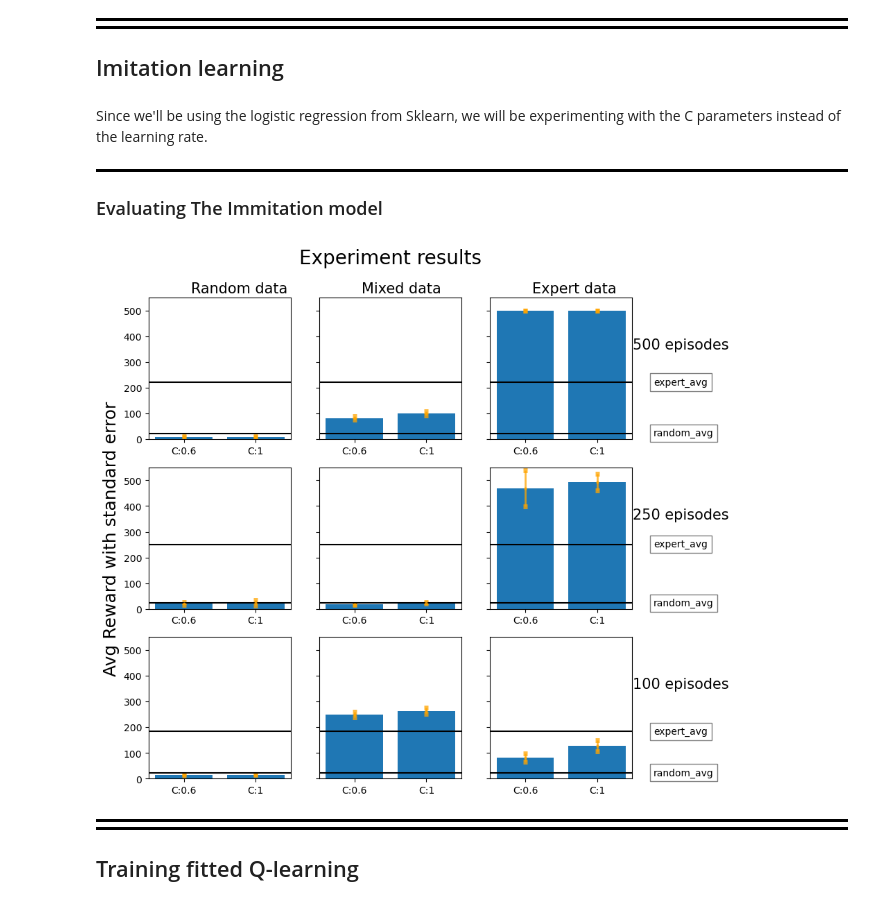
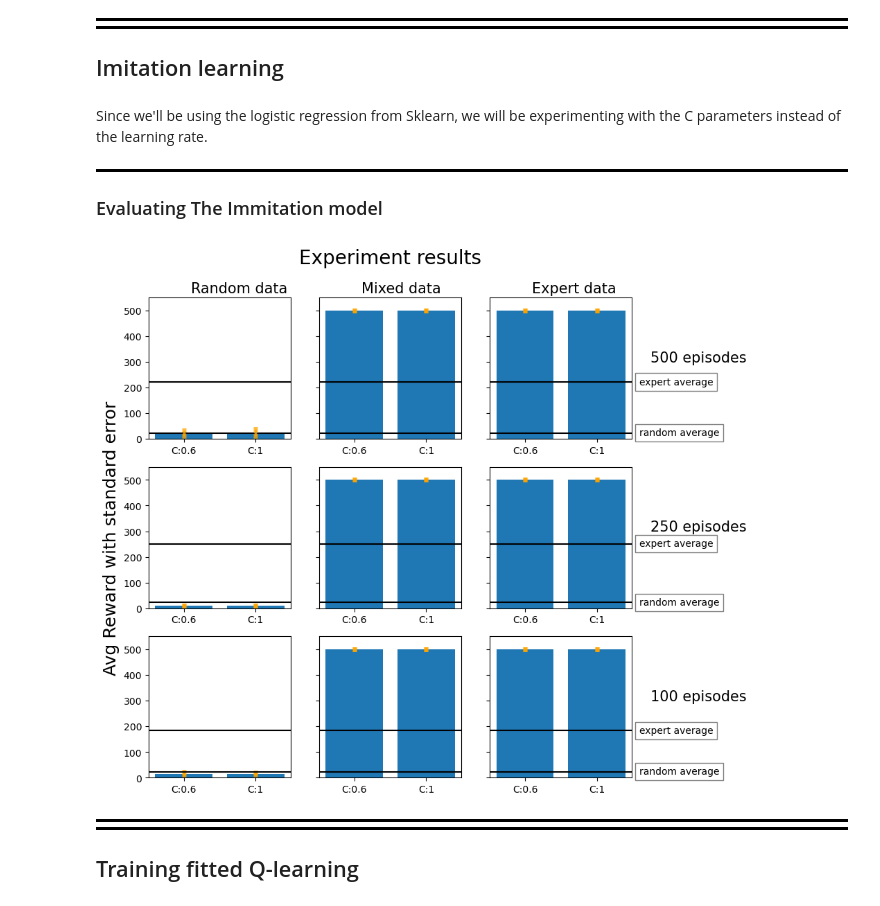
Before and after one commit to rafalm0/Offline-RL, a Jupyter notebook: OfflineRL.ipynb, the cells around one changed output. Cells and saved outputs as stored; diff of their text form; code cells hidden in the pictures.

```diff
--- a/OfflineRL.ipynb
+++ b/OfflineRL.ipynb
@@ -165,7 +165,7 @@ class qlearning:
 
         return ep_reward,np.array(ep_history)
 
-    def offline_train(self, data, k=10):
+    def offline_train(self, data, k=1):
 
         weights = np.zeros((self.n_bins, self.n_bins, self.n_bins, self.n_bins, self.env.action_space.n))
 
@@ -306,16 +306,16 @@ splits = [(1.0,.0), (.5,.5), (.0,1.0)]
 datasets = {100:{},250:{},500:{}}
 
 for size in sizes:
-#     df = pd.read_csv(f'Data/Data{str(size)}.csv', sep=';', encoding='utf-8')
-#     df_random = pd.read_csv(f'Data_random/Data{size}.csv', sep=';', encoding='utf-8')
+    df = pd.read_csv(f'Data/Data{str(size)}.csv', sep=';', encoding='utf-8')
+    df_random = pd.read_csv(f'Data_random/Data{size}.csv', sep=';', encoding='utf-8')
     for split in splits:
 
-#         split_n = size*split[1]
-#         x = df[df['episode'] < split_n]
-#         y = df_random[df_random['episode'] > split_n]
+        split_n = size*split[1]
+        x = df[df['episode'] < split_n]
+        y = df_random[df_random['episode'] > split_n]
 
-        x = df.sample(int(size*split[1]))
-        y = df_random.sample(int(size*split[0]))
+#         x = df.sample(int(size*split[1]))
+#         y = df_random.sample(int(size*split[0]))
 
         datasets[size][split] = pd.concat([x,y])
 # %% [markdown]
@@ -324,8 +324,8 @@ for size in sizes:
 
 
 ## Imitation learning
-# %% [markdown]
-Since we'll be using the logistic regression from Sklearn, we will be experimenting with the C parameters instead of the learning rate.
+# %% [markdown]
+Since we'll be using the logistic regression from Sklearn, we will be experimenting with the C parameters instead of the learning rate.
 # %%
 # creating the logistic regression model for the immitation
 
@@ -373,39 +373,39 @@ for j,split in enumerate(splits):
         if i == 0:
             text = ax[i][j].text(.1,570,f"{split_text[split]}", size=15)
         if j == 2:
-            text = ax[i][j].text(1.5,350,f"{str(size)} episodes", size=15)
+            text = ax[i][j].text(1.75,300,f"{str(size)} episodes", size=15)
 
-            ax[i][j].text(1.15, expert_avg, "expert_avg", va='center', ha="left", bbox=dict(facecolor="w",alpha=0.5),transform=ax[i][j].get_yaxis_transform())
-            ax[i][j].text(1.15, random_avg, "random_avg", va='center', ha="left", bbox=dict(facecolor="w",alpha=0.5),transform=ax[i][j].get_yaxis_transform())
+            ax[i][j].text(1.05, expert_avg, "expert average", va='center', ha="left", bbox=dict(facecolor="w",alpha=0.5),transform=ax[i][j].get_yaxis_transform())
+            ax[i][j].text(1.05, random_avg, "random average", va='center', ha="left", bbox=dict(facecolor="w",alpha=0.5),transform=ax[i][j].get_yaxis_transform())
 
 
         X = []
         Y = []
         err = []
         for z,model in enumerate(immitation_models[size][split]):
             C = model.lr_model.get_params()['C']
 
             test_result = model.gen_data(episodes=100,imitation=True, reward_=True)[0]
 
             # compensating penalty for the purpose of visualization (normally all non-sucessfull would have an penalty)
             test_result = [x if x==500 else x+250 for x in test_result]
 
             test_avg = np.mean(test_result)
             test_std = np.std(test_result)
             # plot here the result
 
             X.append('C:' +str(C))
             Y.append(test_avg)
             err.append(test_std)
 
         ax[i][j].set_ylim([0, 550])
         ax[i][j].bar(X,Y, alpha=1)
         ax[i][j].errorbar(X, Y, err, fmt='.', color='orange', elinewidth=2,capthick=5,errorevery=1, alpha=0.75, ms=4, capsize = 2)
         ax[i][j].axhline(random_avg, color="black")
         ax[i][j].axhline(expert_avg, color="black")
 #         ax[i][j].grid(visible=True)
 # %% [output]
-[figure, old version]
+[figure, new version]
 # %% [markdown]
 <div style="border-bottom: 3px solid black; margin-bottom:5px"></div>
 <div style="border-bottom: 3px solid black; margin-bottom:5px"></div>
```
Also changed, not shown: parts of 11 cells of this notebook.
